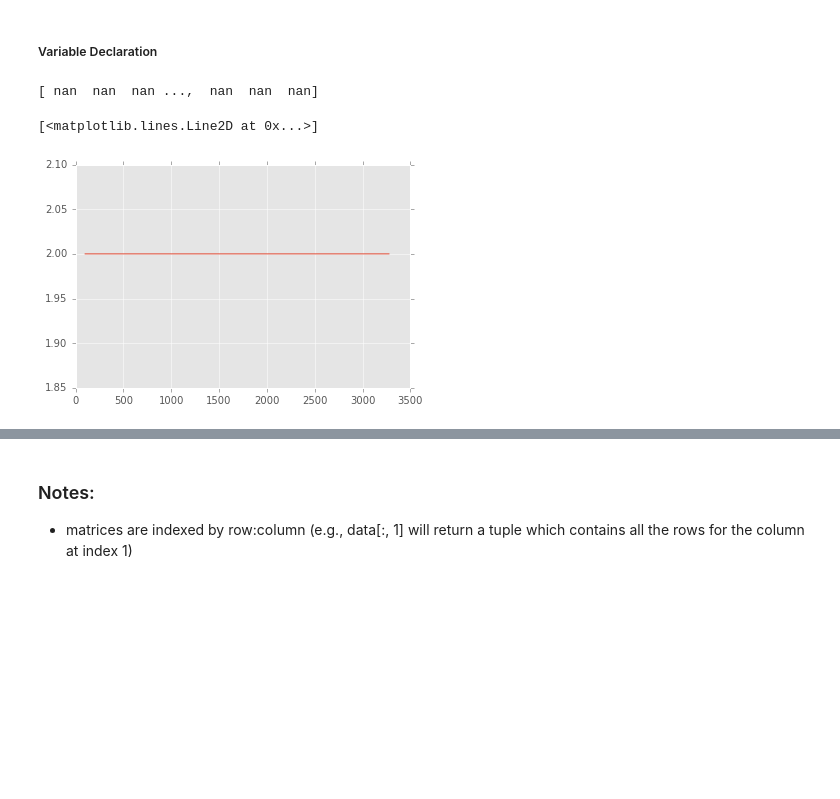
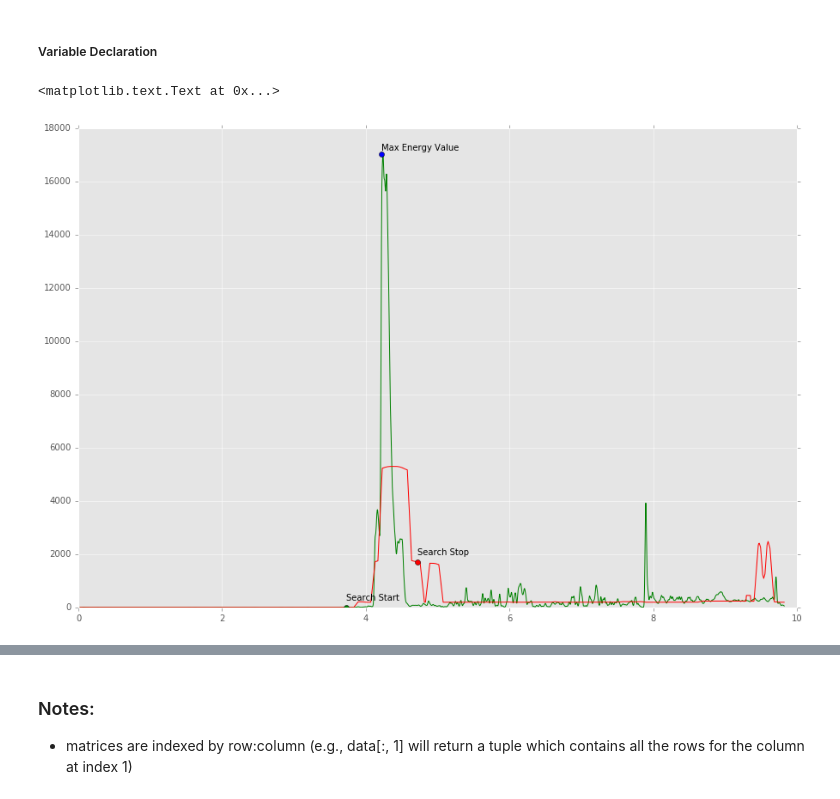
Before and after one commit to SMU-Ubicomp-Lab/OpenSpirometryAnalysis, a Jupyter notebook: AlgorithmDevelopment.ipynb, the cells around one changed output, grey strips where cells are left out. Drawn from its saved outputs; the diff is of its cells as text; code cells hidden in the pictures; blank space fills up the shorter version.

Commit message:
Beginning to perform curve analysis

```diff
--- a/AlgorithmDevelopment.ipynb
+++ b/AlgorithmDevelopment.ipynb
@@ -228,18 +213,39 @@ vortex_fundamental[:] = np.nan
 # %%
-
-
 # Find point of max energy
+max_energy = max(energy)
+max_energy_loc = np.argmax(energy)
+max_energy_time = index_to_time(max_energy_loc, sampling_rate_columns)
 
 # Find # of index points in 1/2 second... create window of max_energy_location ± index
+search_window_time = 0.5
+search_window_shift = time_to_index(search_window_time, sampling_rate_columns)
 
-# Search through window to find point of max_magnitude
+search_window = data_curve[max_energy_loc - search_window_shift : max_energy_loc + search_window_shift]
+
+# Search through window to find the temp point of max_magnitude
 
 # Follow this curve within a band of ±20Hz and find end points to determine whistle mid-section
+
+# Find actual max_magnitude point by taking the max of the whistle mid-section
 
 # From beginning point, drop down to 1/3 of frequency then look for a highest magnitude within band of ± 20Hz
 
 # Follow this point end to end to determine the beginning of the whistle
-# %% [output]
-[ nan  nan  nan ...,  nan  nan  nan]
-[<matplotlib.lines.Line2D at 0x...>]
-[figure, removed]
+# %%
+fig = plt.figure(figsize=(15,10))
+ax = fig.add_subplot(1, 1, 1)
+ax.plot(data_time, energy, 'g')
+ax.plot(data_time, data_curve, 'r')
+
+
+ax.plot(max_energy_time, energy[max_energy_loc], 'ob')
+ax.text(max_energy_time, energy[max_energy_loc] + 0.01*max_energy, 'Max Energy Value')
+
+ax.plot(max_energy_time - search_window_time, data_curve[max_energy_loc - search_window_shift], 'og')
+ax.text(max_energy_time - search_window_time, data_curve[max_energy_loc - search_window_shift] + 250, 'Search Start')
+
+ax.plot(max_energy_time + search_window_time, data_curve[max_energy_loc + search_window_shift], 'or')
+ax.text(max_energy_time + search_window_time, data_curve[max_energy_loc + search_window_shift] + 250, 'Search Stop')
+# %% [output]
+<matplotlib.text.Text at 0x...>
+[figure, added]
```
Also changed, not shown: parts of 7 cells of this notebook.
